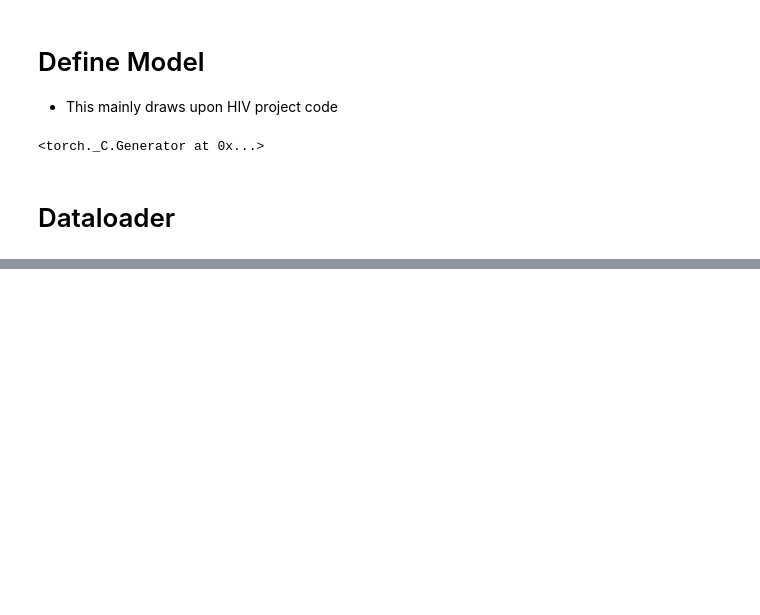
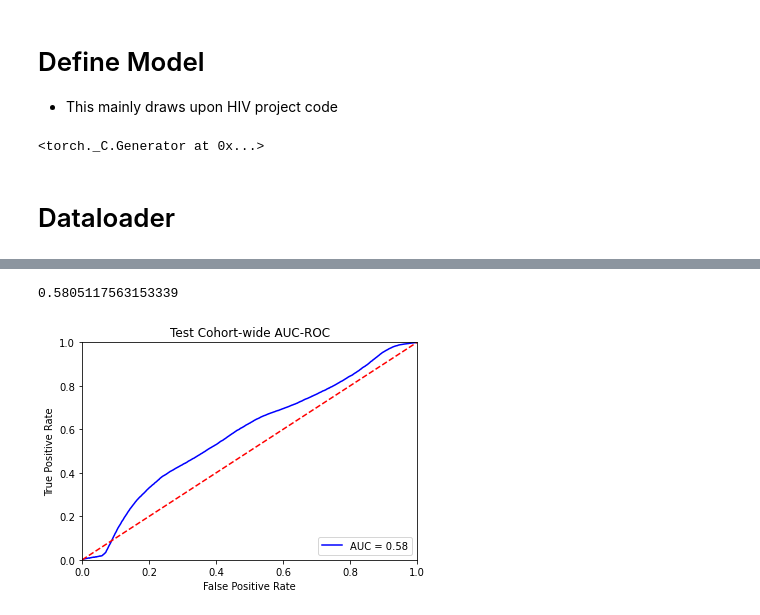
Before and after one commit to soapy-py/SCC-Tumor-Detection, a Jupyter notebook: Gokul_files/Graph_Models/GNN.ipynb, the cells around one changed output, grey strips where cells are left out. Cells and saved outputs as stored; diff of their text form; code cells hidden in the pictures; blank space fills up the shorter version.

```diff
--- a/Gokul_files/Graph_Models/GNN.ipynb
+++ b/Gokul_files/Graph_Models/GNN.ipynb
@@ -280,0 +513,12 @@ OutOfMemoryError: CUDA out of memory. Tried to allocate 4.64 GiB (GPU 0; 31.75 G
+# %%
+dataset = []
+for id in sophie_data:
+    dataset.append(sophie_data[id]["train"][0])
+# %%
+train_dataset, test_dataset = train_test_split(dataset)
+# %%
+train_dataset, val_dataset = train_test_split(train_dataset)
+# %%
+train_loader = DataLoader(train_dataset, batch_size=1)
+val_loader = DataLoader(val_dataset, batch_size=1)
+test_loader = DataLoader(test_dataset, batch_size=1)
@@ -281,2 +629,33 @@ OutOfMemoryError: CUDA out of memory. Tried to allocate 4.64 GiB (GPU 0; 31.75 G
+# %%
+#predict the whole test cohort AUC-ROC
+
+roc_auc_score(ground_truth, probabilities[:, 1])
+# %% [output]
+0.5805117563153339
+# %%
+#from sophie's code - viz. the curve
+import sklearn.metrics as metrics
+import matplotlib.pyplot as plt
+
+# fpr and tpr of all thresohlds
+true = ground_truth
+preds = probabilities[:, 1]
+fpr, tpr, threshold = metrics.roc_curve(true, preds)
+
+#get the metrics
+roc_auc = metrics.auc(fpr, tpr)
+
+#plot
+plt.title('Test Cohort-wide AUC-ROC')
+plt.plot(fpr, tpr, 'b', label = 'AUC = %0.2f' % roc_auc)
+plt.legend(loc = 'lower right')
+plt.plot([0, 1], [0, 1],'r--')
+plt.xlim([0, 1])
+plt.ylim([0, 1])
+plt.ylabel('True Positive Rate')
+plt.xlabel('False Positive Rate')
+plt.show()
+# %% [output]
+[figure, added]
 # %%
 !nvidia-smi
```
Also changed, not shown: parts of 42 cells of this notebook, 1 other file.
